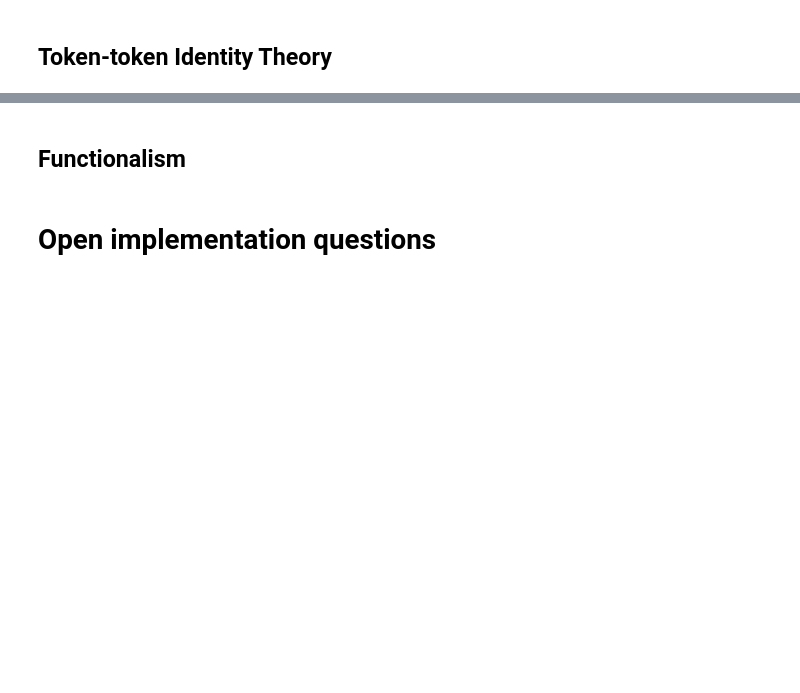
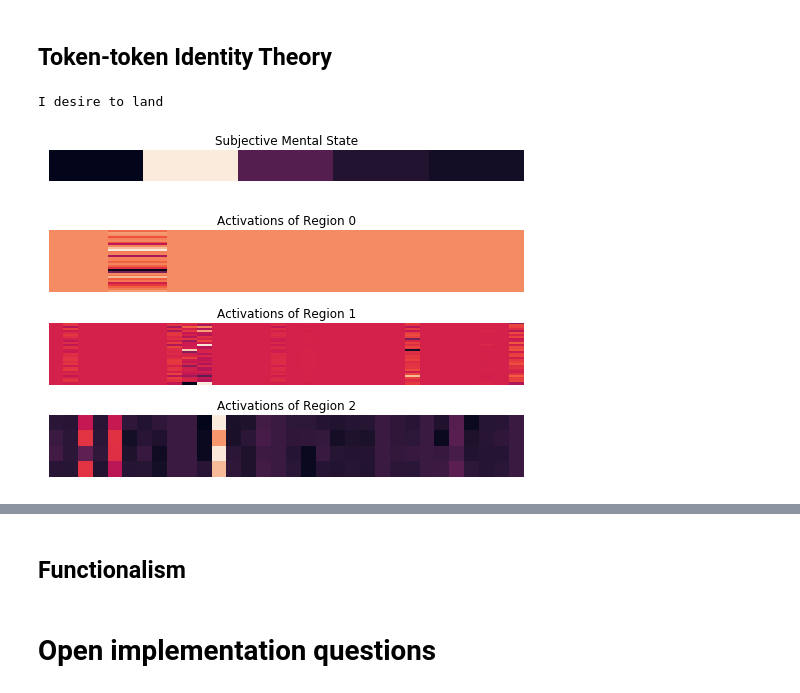
Before and after one commit to Josh-Joseph/tsc-2019, a Jupyter notebook: notebooks/TSC Sandbox v2.ipynb, the cells around one changed output, grey strips where cells are left out. Saved outputs shown, nothing was run; the diff lists cells and outputs as text; code cells hidden in the pictures; blank space fills up the shorter version.

```diff
--- a/notebooks/TSC Sandbox v2.ipynb
+++ b/notebooks/TSC Sandbox v2.ipynb
@@ -205,2 +215,29 @@ episode_history = world.run_episode(agent)
+# %%
+subjective_mental_state_to_language_mapping = [
+    "I believe I'm falling to fast", # subjective mental state 1
+    "I desire to land", # subjective mental state 2
+    "I'm afraid to tip over", # subjective mental state 3
+    "I desire to go left", # subjective mental state 4
+    "I desire to go right" # subjective mental state 5
+]
+
+class TrainedMentalAgent(TrainedBehaviorAgent):
+
+    name = 'trained_mental_agent'
+
+    def __init__(self):
+        super(TrainedMentalAgent, self).__init__()
+        self.mind = EpiphenomenalMind()
+        self.mapping = subjective_mental_state_to_language_mapping
+
+    def report_mental_state(self, state):
+        brain_state = self.brain.brain_state(state)
+        mental_state = mind.subjective_mental_state(brain_state)
+        return [agent.mapping[i] for i, m in enumerate(mental_state) if m > 0.5]
+
+
+agent = TrainedMentalAgent()
+
+episode_history = world.run_episode(agent)
 # %%
 animate_episode_history(episode_history, agent, steps_size=25, pause=3)
@@ -250,7 +294,13 @@ agent = TrainedMentalAgent()
 episode_history = world.run_episode(agent)
 # %%
 state = np.asarray([0.0, 1.0, 0.0, 0.0, 0.0, 0.0, 0.0, 0.0], dtype=np.float32)
-visualize_activations(agent.dqn_agent.qnetwork_local, state)
 print('\n'.join(agent.report_mental_state(state)))
+brain_state = np.concatenate([array.flatten() for array in agent.brain.brain_state(state)])
+visualize_subjective_mental_state(agent, brain_state)
+visualize_activations(agent.brain.behavior_network.qnetwork_local, state)
+# %% [output]
+I desire to land
+[figure, added]
+[figure, added]
 # %%
 state = np.asarray([0.0, 0.05, 0.0, 0.0, 0.0, 0.0, 0.0, 0.0], dtype=np.float32)
```
Also changed, not shown: parts of 16 cells of this notebook, 2 other files.
